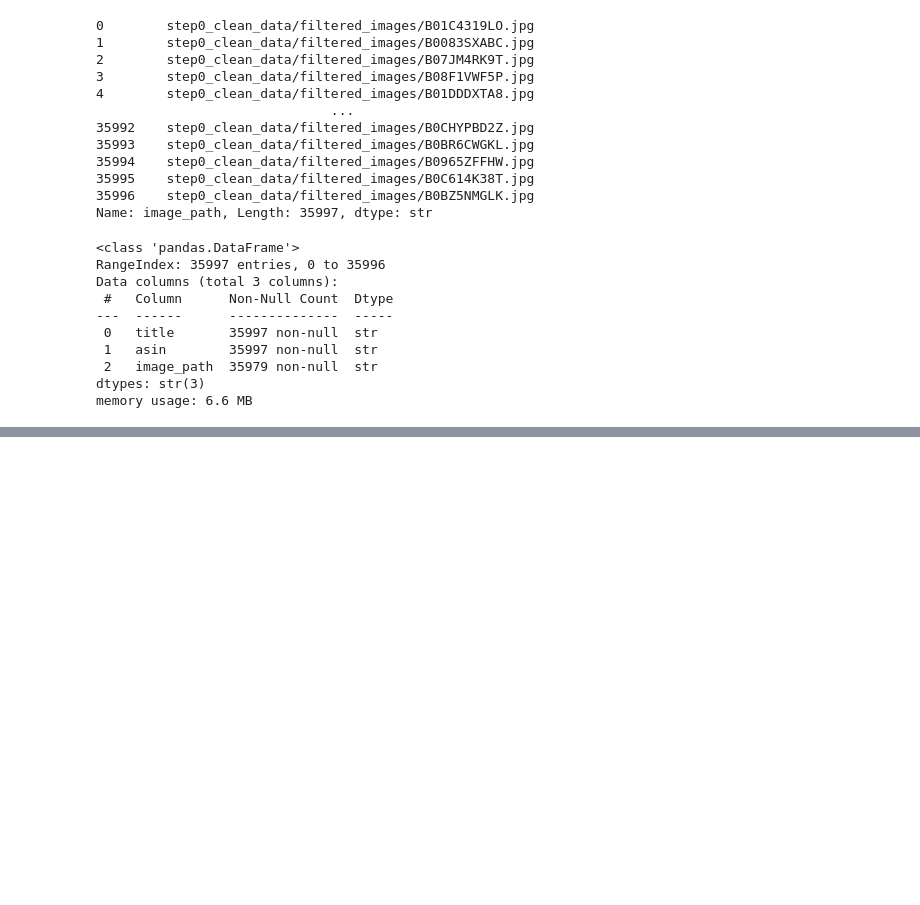
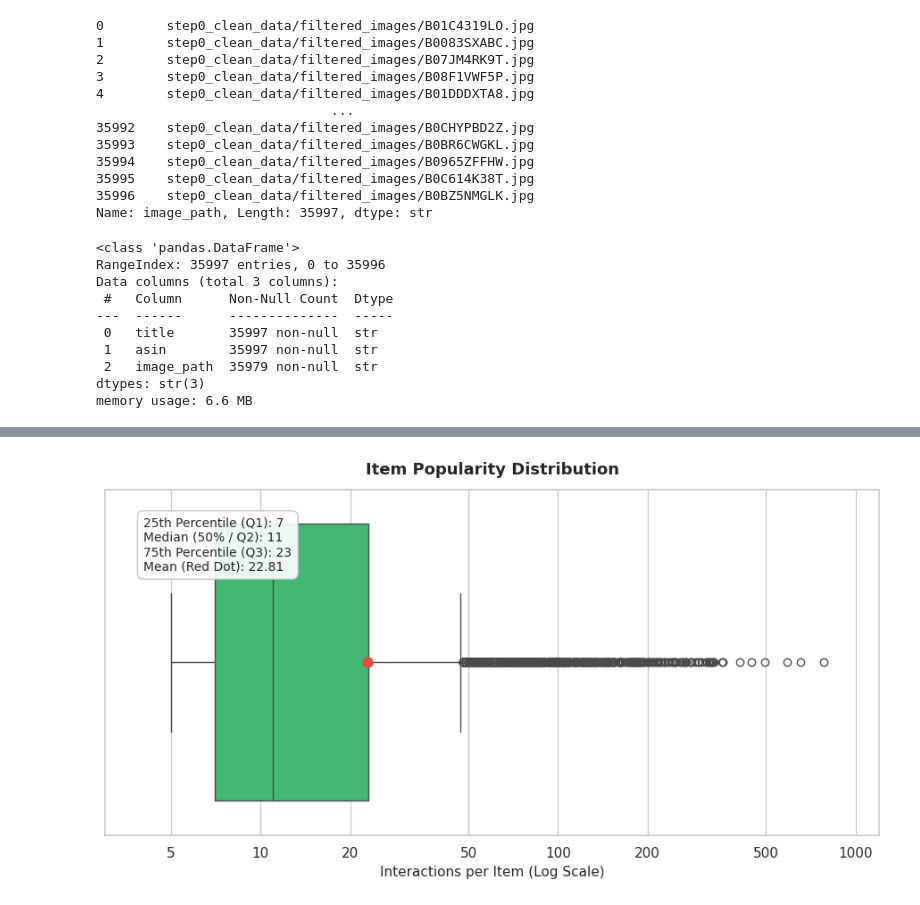
Before and after one commit to ThanhB18059162022/MMRec, a Jupyter notebook: preprocessing/step4_image_feature_extract/preprocess.ipynb, the cells around one changed output, grey strips where cells are left out. Cells and saved outputs as stored; diff of their text form; code cells hidden in the pictures; blank space fills up the shorter version.

```diff
--- a/preprocessing/step4_image_feature_extract/preprocess.ipynb
+++ b/preprocessing/step4_image_feature_extract/preprocess.ipynb
@@ -177,0 +474,56 @@ df_filtered_image.to_parquet(os.path.join(PATH, "step4_image_feature_extract", "
+# %%
+plt.figure(figsize=(9, 5))
+
+ax2 = sns.boxplot(
+    x=item_popularity,
+    color='#2ecc71',
+    showmeans=True,
+    meanprops={
+        'marker': 'o',
+        'markerfacecolor': '#e74c3c',
+        'markeredgecolor': '#e74c3c',
+        'markersize': 8,
+    },
+)
+
+plt.title(
+    'Item Popularity Distribution', fontsize=13, fontweight='bold', pad=12
+)
+plt.xlabel('Interactions per Item (Log Scale)', fontsize=11)
+plt.xscale('log')
+
+# ==============================================================================
+# BỔ SUNG TRỤC HOÀNH RÕ RÀNG HƠN
+# ==============================================================================
+custom_ticks = [5, 10, 20, 50, 100, 200, 500, 1000]
+plt.xticks(custom_ticks, [str(t) for t in custom_ticks])
+plt.xlim(3, 1200)  # Nới lề hai bên cho hình cân đối
+# ==============================================================================
+
+# Khung chú thích
+i_box_text = (
+    f'25th Percentile (Q1): {i_q25:.0f}\n'
+    f'Median (50% / Q2): {i_q50:.0f}\n'
+    f'75th Percentile (Q3): {i_q75:.0f}\n'
+    f'Mean (Red Dot): {i_mean:.2f}'
+)
+plt.text(
+    0.05,
+    0.92,
+    i_box_text,
+    transform=ax2.transAxes,
+    fontsize=10,
+    verticalalignment='top',
+    bbox=dict(
+        boxstyle='round,pad=0.5',
+        facecolor='white',
+        alpha=0.9,
+        edgecolor='#bdc3c7',
+    ),
+)
+
+plt.tight_layout()
+plt.savefig('item_popularity_distribution_improved.png', dpi=300)
+plt.show()
+# %% [output]
+[figure, added]
```
Also changed, not shown: parts of 23 cells of this notebook.
